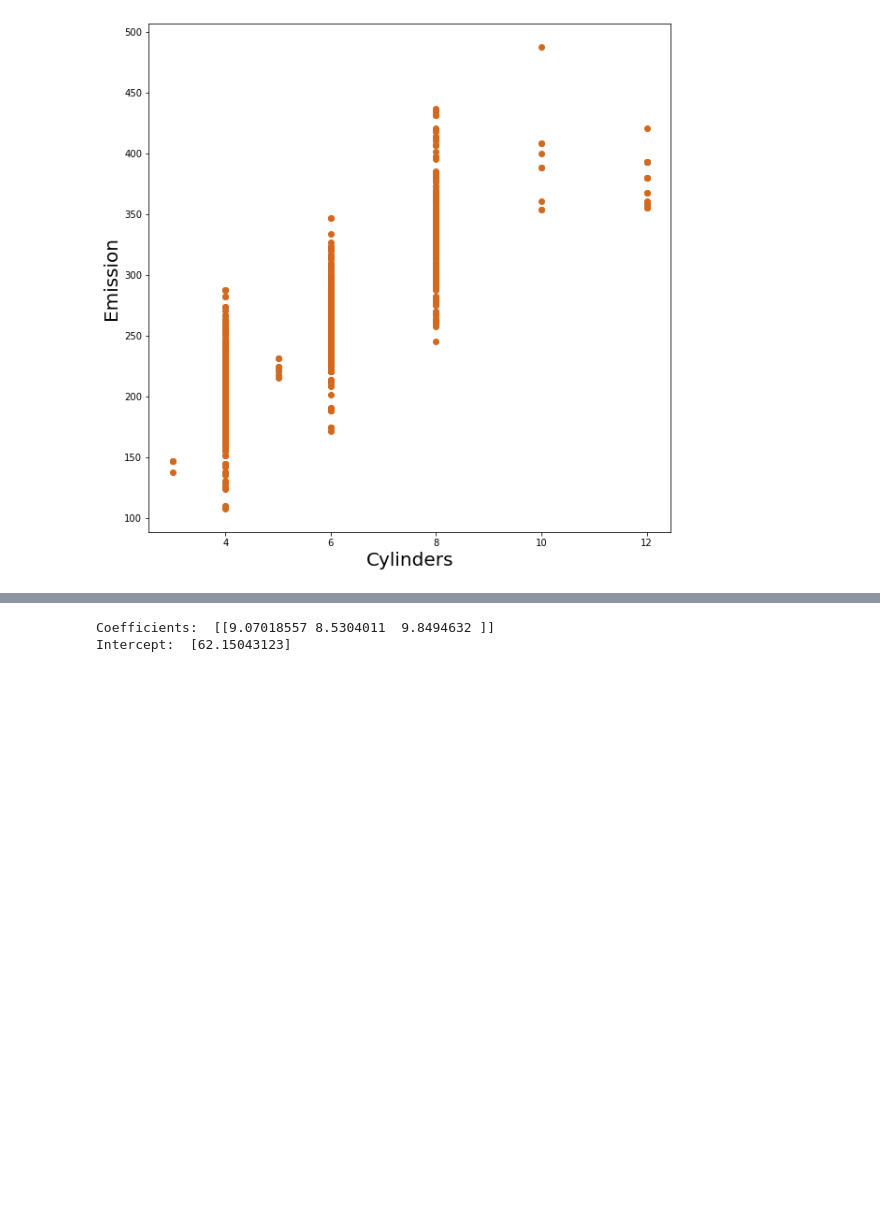
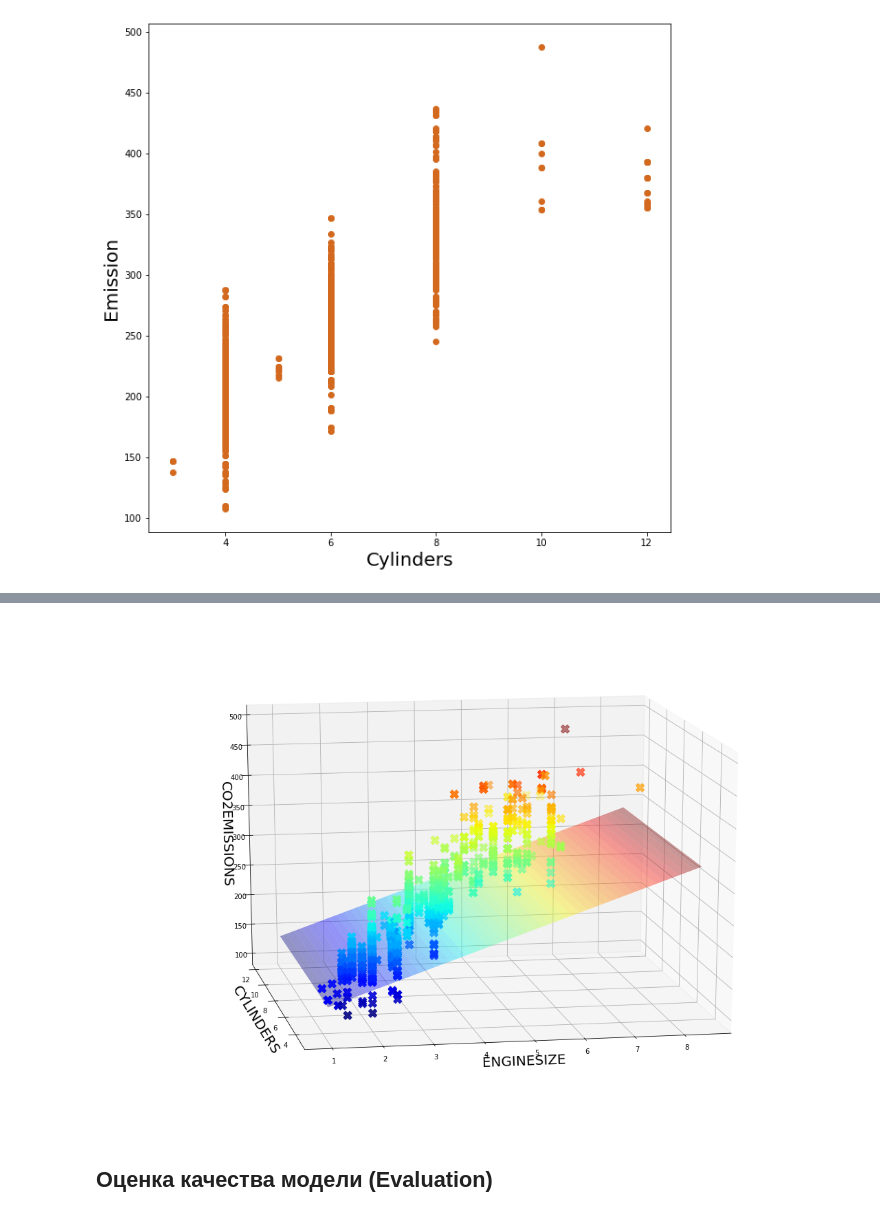
Before and after one commit to ryndovaira-org/data_science_lectures, a Jupyter notebook: 3_2_modeling_ml/3_1_1_regression/4_regression_multiple.ipynb, the cells around one changed output, grey strips where cells are left out. Cells and saved outputs as stored; diff of their text form; code cells hidden in the pictures; blank space fills up the shorter version.

```diff
--- a/3_2_modeling_ml/3_1_1_regression/4_regression_multiple.ipynb
+++ b/3_2_modeling_ml/3_1_1_regression/4_regression_multiple.ipynb
@@ -233,5 +171,5 @@ plt.show()
 # %%
 # разделить данные на train (80%) и test (20%)
 msk = np.random.rand(len(df)) < 0.8
-train = cdf[msk]
-test = cdf[~msk]
+train = short_df[msk]
+test = short_df[~msk]
@@ -249,16 +178,20 @@ plt.show()
 from sklearn import linear_model
 
 # создать объект линейной регрессии
-simple_regr = linear_model.LinearRegression()
+multiple_regr = linear_model.LinearRegression()
+
+# выбрать даннные для обучения / предсказания
+columns = ['ENGINESIZE','CYLINDERS']
+# columns = ['ENGINESIZE','CYLINDERS','FUELCONSUMPTION_COMB']
 
 # разделить независимую и зависимую переменные
-x_train = np.asanyarray(train[['ENGINESIZE']])
+x_train = np.asanyarray(train[columns])
 y_train = np.asanyarray(train[['CO2EMISSIONS']])
 
 # обучить модель
-simple_regr.fit(x_train, y_train)
+multiple_regr.fit(x_train, y_train)
 
 # вывести результаты обучения
-print('Coefficients: ', simple_regr.coef_)
-print('Intercept: ',simple_regr.intercept_)
+print('Coefficients: ', multiple_regr.coef_)
+print('Intercept: ', multiple_regr.intercept_)
 # %% [output]
@@ -306,23 +202,37 @@ mean_squared_error(y_test, y_predicted, squared=True)   # эквивалентн
-# %%
-# создать объект линейной регрессии
-multiple_regr = linear_model.LinearRegression()
-
-# выбрать даннные для обучения / предсказания
-columns = ['ENGINESIZE','CYLINDERS','FUELCONSUMPTION_COMB']
-
-# разделить независимую и зависимую переменные
-x_train = np.asanyarray(train[columns])
-y_train = np.asanyarray(train[['CO2EMISSIONS']])
-
-# обучить модель
-multiple_regr.fit(x_train, y_train)
-
-# вывести результаты обучения
-print('Coefficients: ', multiple_regr.coef_)
-print('Intercept: ', multiple_regr.intercept_)
-# %% [output]
-Coefficients:  [[9.07018557 8.5304011  9.8494632 ]]
-Intercept:  [62.15043123]
+# %%
+from mpl_toolkits import mplot3d
+from mpl_toolkits.mplot3d import Axes3D
+# Creating figure
+fig = plt.figure(figsize = (15, 10))
+
+# ax = plt.axes(projection ="3d")
+ax = Axes3D(fig, azim=-100, elev=15)
+
+# Creating plot
+ax.scatter3D(train.ENGINESIZE,
+             train.CYLINDERS,
+             train.CO2EMISSIONS,
+             c = train.CO2EMISSIONS,
+             marker='X',
+             cmap='jet',    # https://matplotlib.org/3.2.1/tutorials/colors/colormaps.html
+             s=150,
+            facecolor='black')
+ax.set_xlabel('ENGINESIZE', fontsize=20)
+ax.set_ylabel('CYLINDERS', fontsize=20)
+ax.set_zlabel('CO2EMISSIONS', fontsize=20)
+
+xspan = np.linspace(train.ENGINESIZE.min(), train.ENGINESIZE.max())
+yspan = np.linspace(train.CYLINDERS.min(), train.CYLINDERS.max())
+xspan, yspan = np.meshgrid(xspan, yspan)
+
+Z = multiple_regr.intercept_[0] + multiple_regr.coef_[0][0] * xspan
++ multiple_regr.coef_[0][1] * yspan
+
+surf = ax.plot_surface(xspan, yspan, Z, cmap='jet', alpha=0.4, linewidth=0)
+# %% [output]
+[figure, added]
+# %% [markdown]
+## Оценка качества модели (Evaluation)
 # %%
 # использовать обученную модель для предсказания на test выборке
 y_predicted = multiple_regr.predict(test[columns])
```
Also changed, not shown: parts of 85 cells of this notebook, 1 other file.
